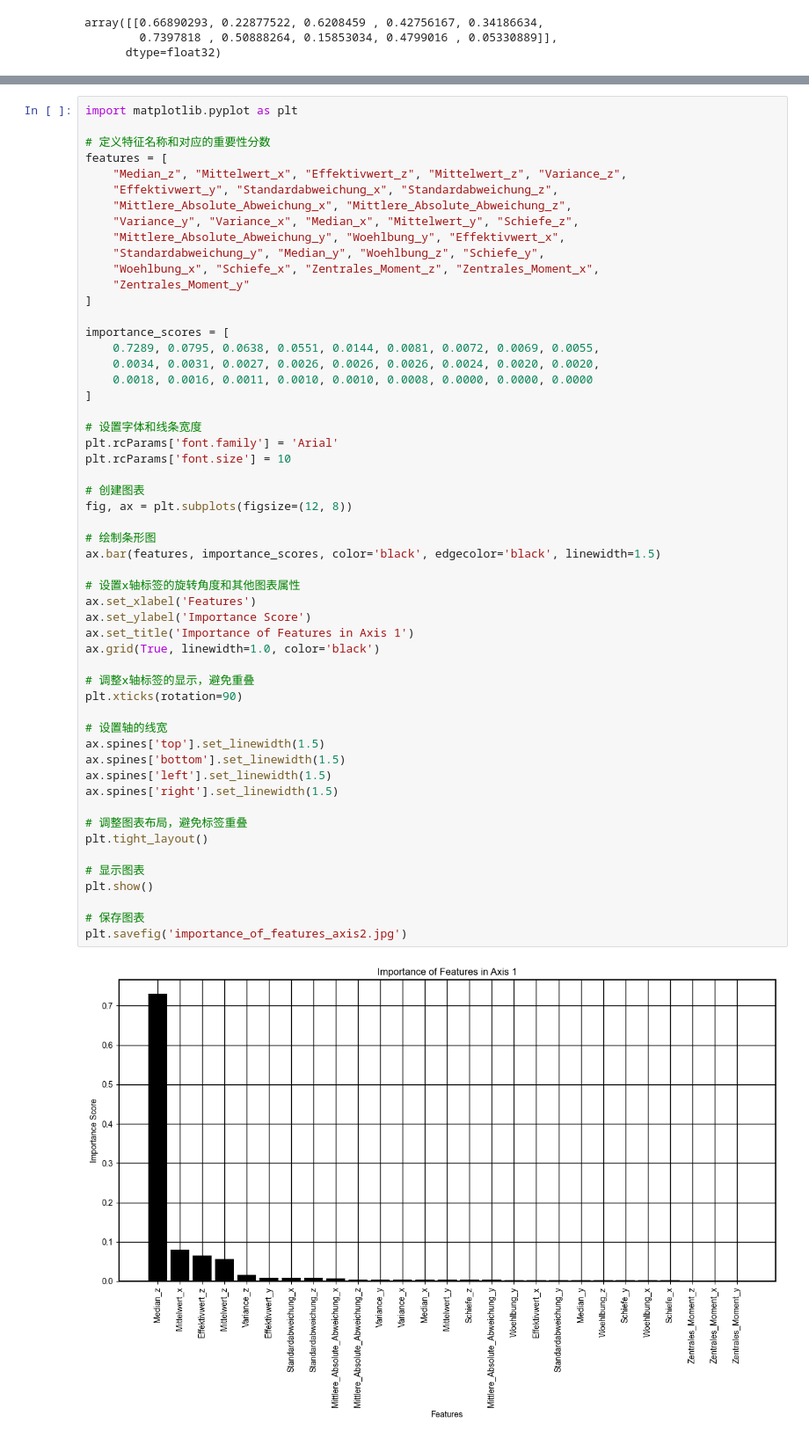
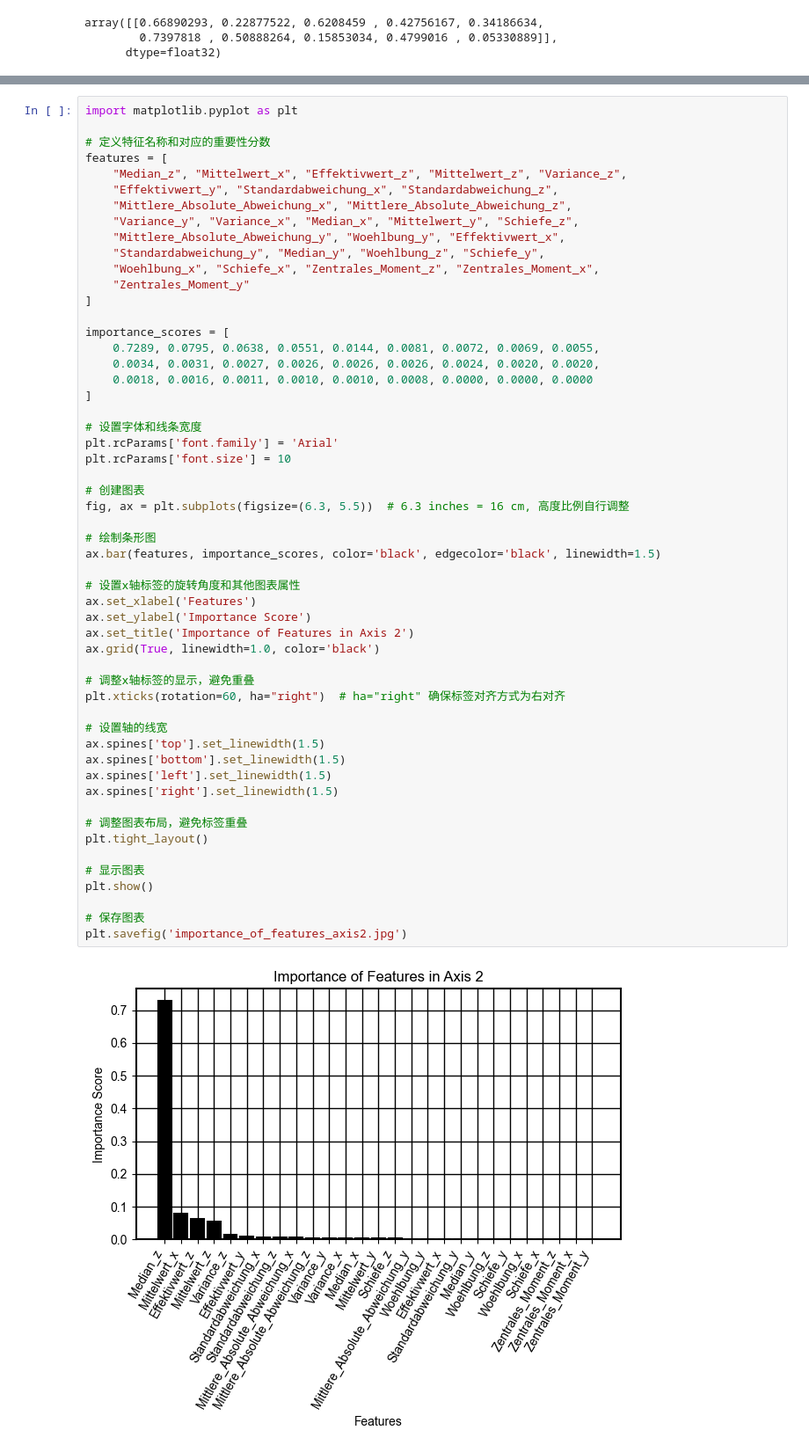
Before and after one commit to lian333/thesis, a Jupyter notebook: Dataanalyse/xgboost.ipynb, the cells around one changed output, grey strips where cells are left out. Shown at 88% size. Drawn from its saved outputs; the diff is of its cells as text.

```diff
--- a/Dataanalyse/xgboost.ipynb
+++ b/Dataanalyse/xgboost.ipynb
@@ -196,35 +196,35 @@ importance_scores = [
 plt.rcParams['font.family'] = 'Arial'
 plt.rcParams['font.size'] = 10
 
 # 创建图表
-fig, ax = plt.subplots(figsize=(12, 8))
+fig, ax = plt.subplots(figsize=(6.3, 5.5))  # 6.3 inches = 16 cm, 高度比例自行调整
 
 # 绘制条形图
 ax.bar(features, importance_scores, color='black', edgecolor='black', linewidth=1.5)
 
 # 设置x轴标签的旋转角度和其他图表属性
 ax.set_xlabel('Features')
 ax.set_ylabel('Importance Score')
-ax.set_title('Importance of Features in Axis 1')
+ax.set_title('Importance of Features in Axis 2')
 ax.grid(True, linewidth=1.0, color='black')
 
 # 调整x轴标签的显示，避免重叠
-plt.xticks(rotation=90)
+plt.xticks(rotation=60, ha="right")  # ha="right" 确保标签对齐方式为右对齐
 
 # 设置轴的线宽
 ax.spines['top'].set_linewidth(1.5)
 ax.spines['bottom'].set_linewidth(1.5)
 ax.spines['left'].set_linewidth(1.5)
 ax.spines['right'].set_linewidth(1.5)
 
 # 调整图表布局，避免标签重叠
 plt.tight_layout()
 
 # 显示图表
 plt.show()
 
 # 保存图表
 plt.savefig('importance_of_features_axis2.jpg')
 # %% [output]
-[figure, old version]
+[figure, new version]
 <Figure size 640x480 with 0 Axes>
```
Also changed, not shown: parts of 1 cell of this notebook, 9 other files.
